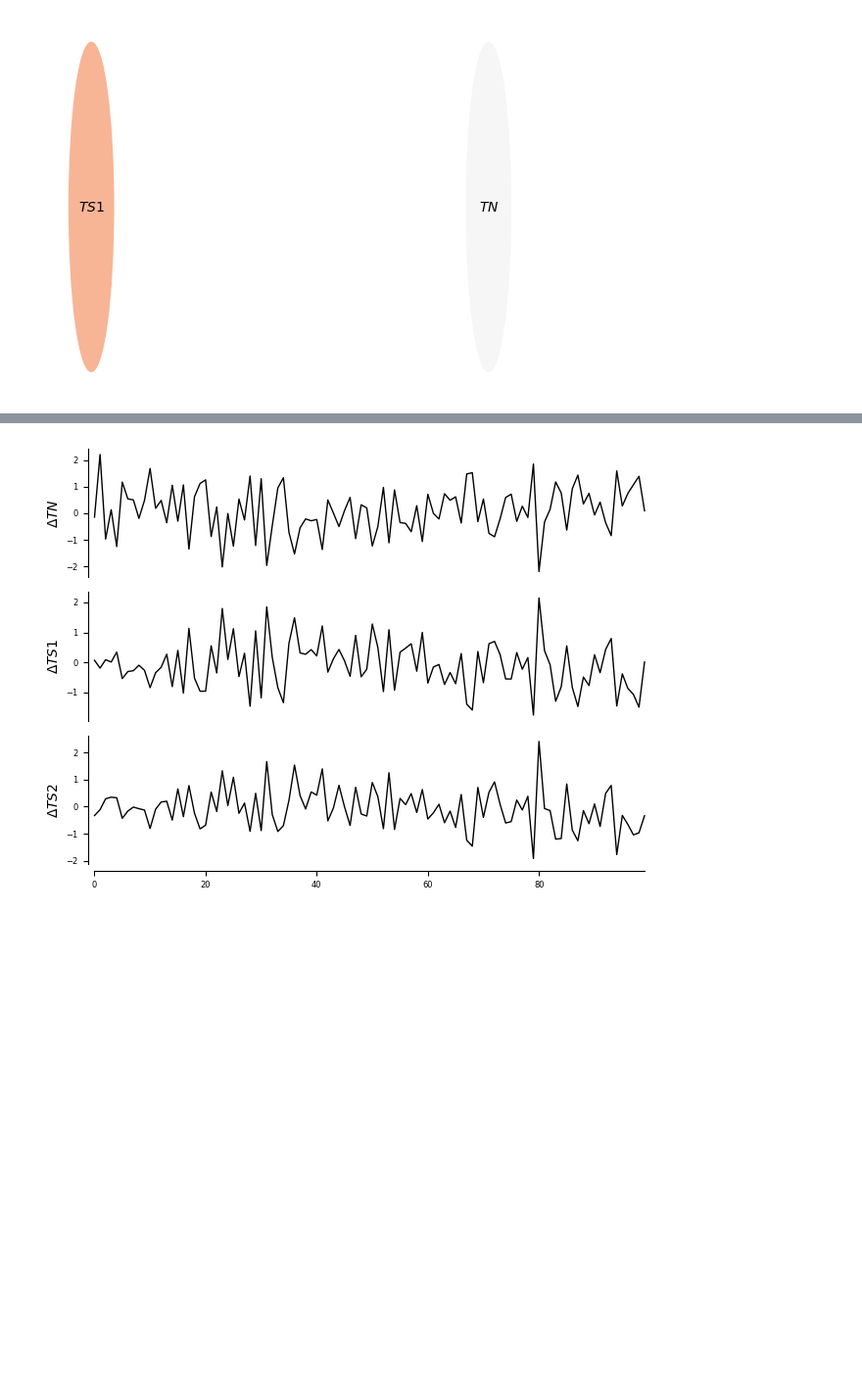
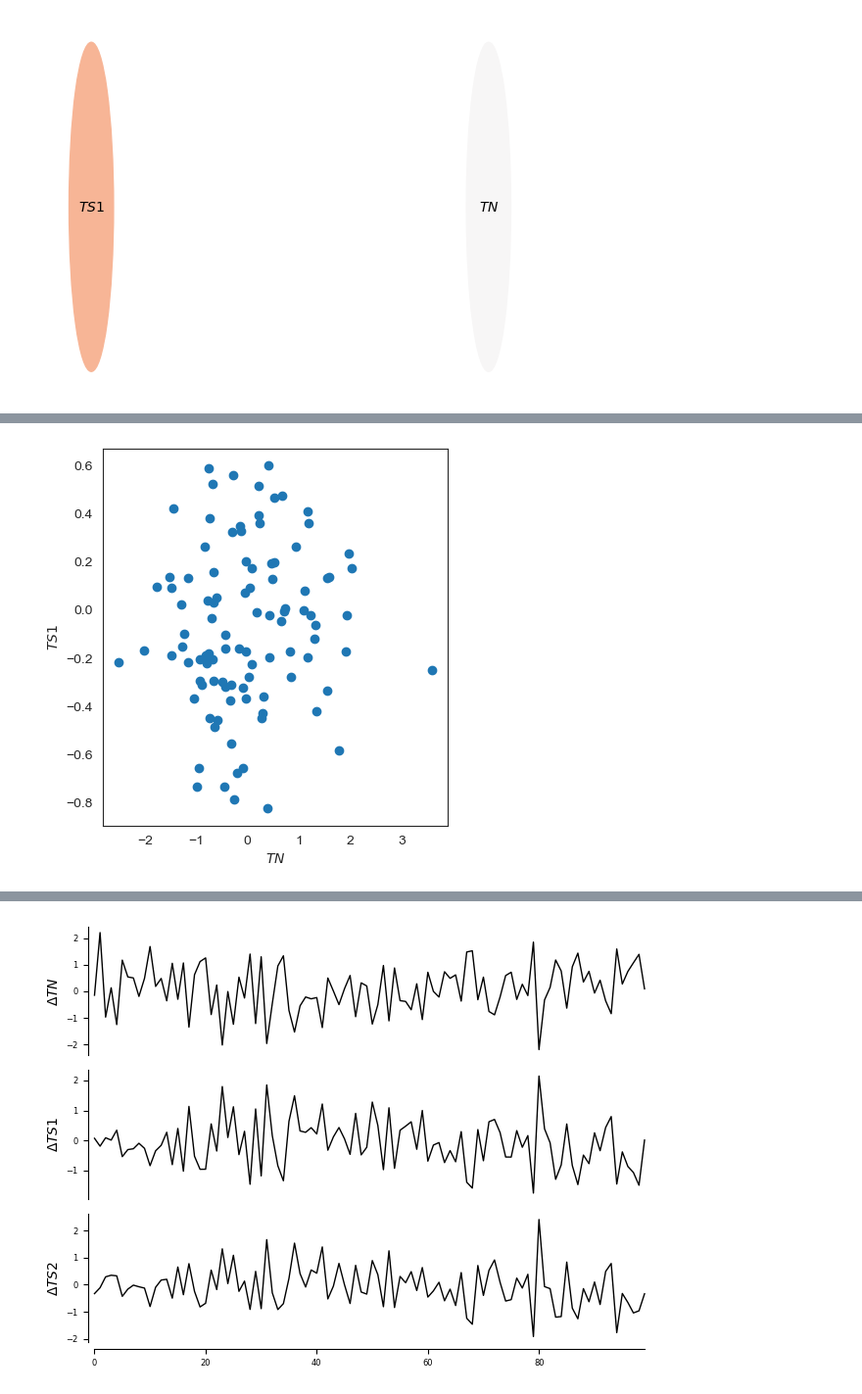
Before and after one commit to Peisong-Zheng/DO_causality, a Jupyter notebook: GPDC_Test.ipynb, the cells around one changed output, grey strips where cells are left out. Shown at 98% size. Saved outputs shown, nothing was run; the diff lists cells and outputs as text; code cells hidden in the pictures; blank space fills up the shorter version.

```diff
--- a/GPDC_Test.ipynb
+++ b/GPDC_Test.ipynb
@@ -149,3 +149,98 @@ tp.plot_graph(
 # %% [output]
 (<Figure size 640x480 with 1 Axes>, <Axes: >)
 [figure]
+# %%
+import numpy as np
+import matplotlib.pyplot as plt
+import tigramite
+from tigramite import data_processing as pp
+from tigramite import plotting as tp
+from tigramite.pcmci import PCMCI
+from tigramite.independence_tests import parcorr, gpdc, cmiknn
+import pandas as pd
+
+
+TN = np.random.normal(size=100)
+
+# Parameters for the model
+tau = 10  # Characteristic timescale in years
+TS_initial = 0  # Initial condition for TS
+
+
+# Calculate TS without noise, reversing the calculation direction
+TS1 = np.zeros(len(TN))
+TS2 = np.zeros(len(TN))
+TS1[0] = TS_initial
+TS2[0] = TS_initial
+
+for i in range(1, len(TN)):
+    TS1[i] = TS1[i-1] + (1/tau) * (-TS1[i-1] + TN[i-1])+np.random.normal(0, 0.1)
+    TS2[i] = TS2[i-1] + (1/tau) * (-TS2[i-1] + TN[i-1])+np.random.normal(0, 0.1)
+
+# data = np.array([TN, TS1, TS2]).T
+data_array = np.array([TN, TS1]).T
+
+
+
+
+plt.figure(figsize=(10, 5))
+plt.subplot(1, 2, 1)
+plt.scatter(data_array[:, 0], data_array[:, 1])
+plt.xlabel(var_names[0])
+plt.ylabel(var_names[1])
+
+# plt.subplot(1, 2, 2)
+# plt.scatter(data[:, 1], data[:, 2])
+# plt.xlabel(var_names[1])
+# plt.ylabel(var_names[2])
+# plt.show()
+
+
+
+
+var_names = [r'$TN$', r'$TS1$']
+
+# dataframe = pp.DataFrame(data, var_names=var_names)
+# tp.plot_timeseries(dataframe); plt.show()
+
+
+# gpdc_test = gpdc.GPDC(significance='analytic', gp_params=None)
+# pcmci_gpdc = PCMCI(
+#     dataframe=dataframe,
+#     cond_ind_test=gpdc_test,
+#     verbosity=0)
+
+# tau_max = 10
+# tau_min = 9
+# results = pcmci_gpdc.run_pcmci(tau_min=tau_min,tau_max=tau_max, pc_alpha=None, alpha_level = 0.01)
+# tp.plot_graph(
+#     val_matrix=results['val_matrix'],
+#     graph=results['graph'],
+#     var_names=var_names,
+#     show_colorbar=False,
+#     )
+
+# create adataframe called 'df4stationary_check' with the data_array and the variable names
+df4stationary_check= pd.DataFrame(data_array, columns=var_names)
+
+dataframe_TEMP = pp.DataFrame(data_array, datatime=np.arange(data_array.shape[0]), var_names=var_names)
+tp.plot_timeseries(dataframe_TEMP,label_fontsize=15,tick_label_size=10)
+
+parcorr = parcorr.ParCorr(significance='analytic')
+pcmci = PCMCI(
+    dataframe=dataframe_TEMP,
+    cond_ind_test=parcorr,
+    verbosity=1)
+correlations = pcmci.get_lagged_dependencies(tau_max=20, val_only=True)['val_matrix']
+
+matrix_lags = None #np.argmax(np.abs(correlations), axis=2)
+tp.plot_scatterplots(dataframe=dataframe_TEMP, add_scatterplot_args={'matrix_lags':matrix_lags}); plt.show()
+
+
+tp.plot_densityplots(dataframe=dataframe_TEMP, add_densityplot_args={'matrix_lags':matrix_lags})
+plt.show()
+
+correlations = pcmci.get_lagged_dependencies(tau_max=20, val_only=True)['val_matrix']
+lag_func_matrix = tp.plot_lagfuncs(val_matrix=correlations, setup_args={'var_names':var_names,
+                                    'x_base':5, 'y_base':.5}); plt.show()
+# %% [output]
@@ -151,0 +256 @@ tp.plot_graph(
+[figure, added]
```
Also changed, not shown: parts of 2 cells of this notebook, 4 other files.
